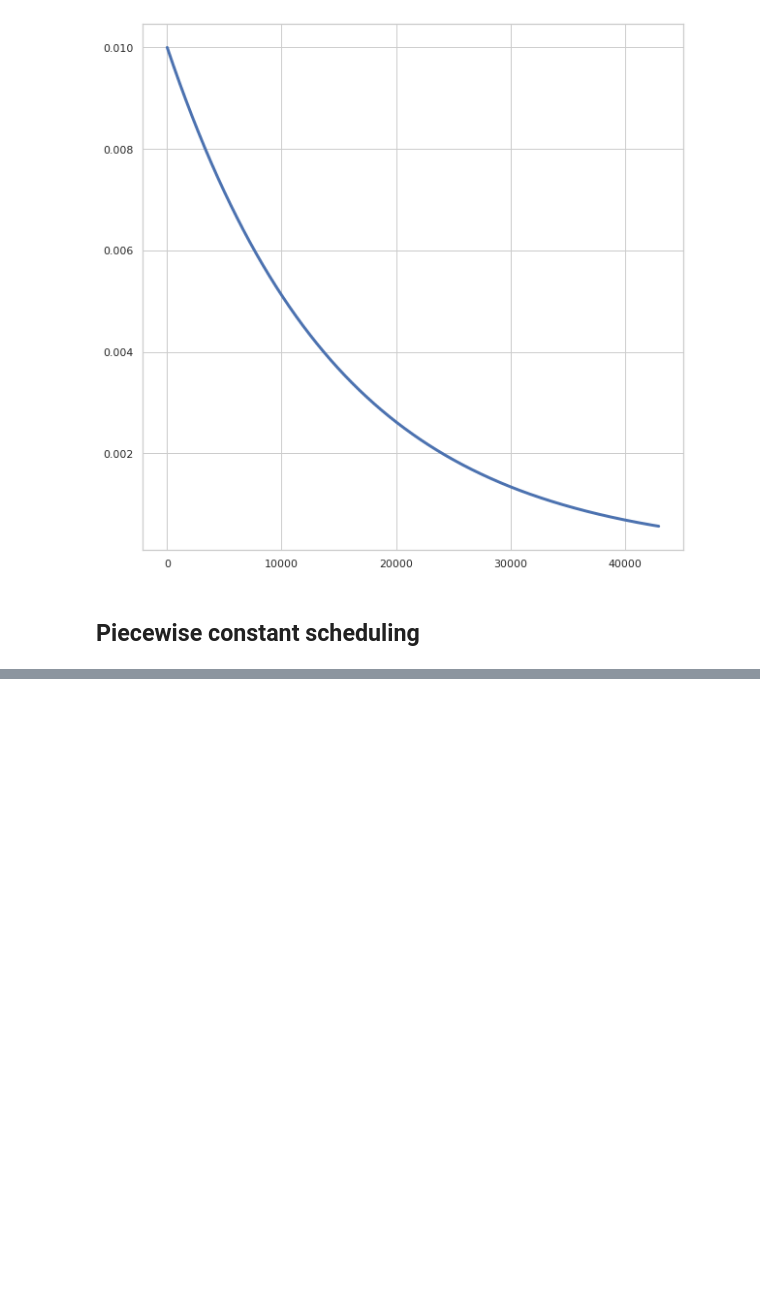
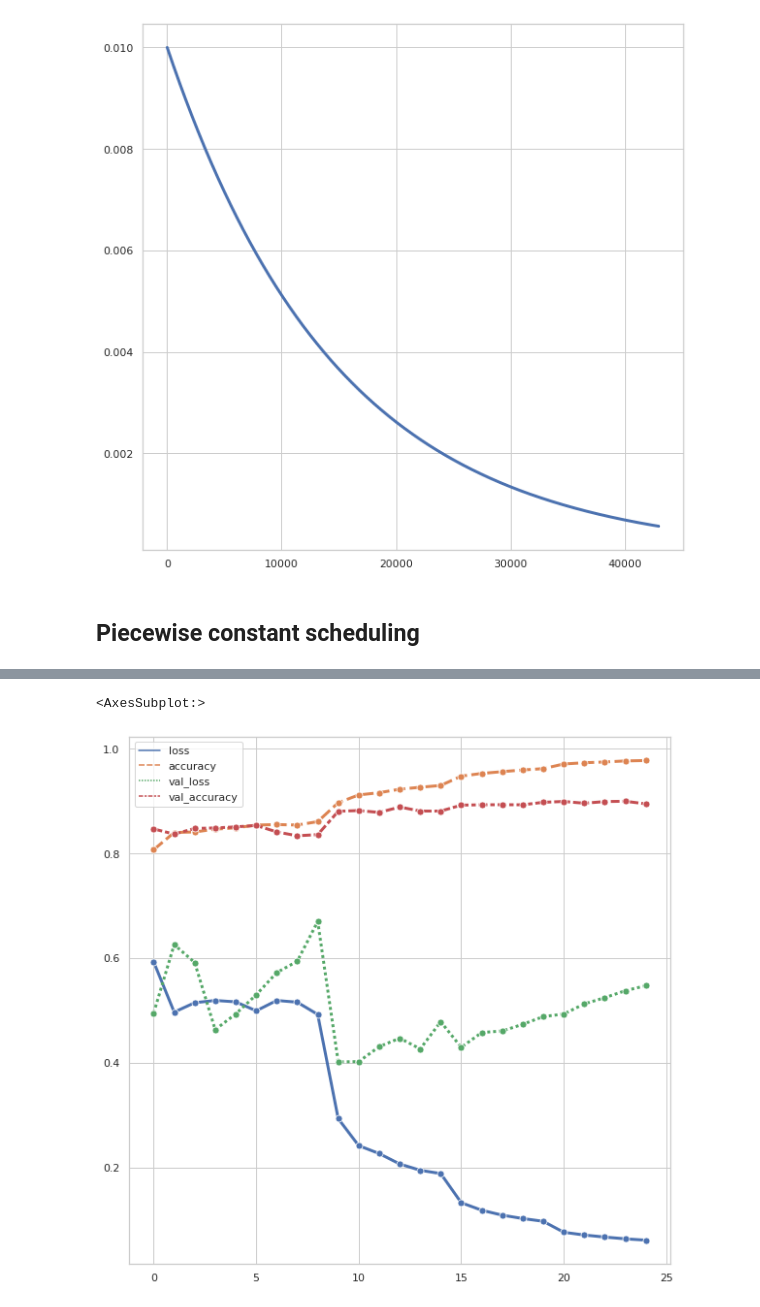
Before and after one commit to Gokul-S-Kumar/Hands-on-ML, a Jupyter notebook: Chapter 11 Training Deep NN/Learning rate scheduling.ipynb, the cells around one changed output, grey strips where cells are left out. Drawn from its saved outputs; the diff is of its cells as text; code cells hidden in the pictures; blank space fills up the shorter version.

```diff
--- a/Chapter 11 Training Deep NN/Learning rate scheduling.ipynb
+++ b/Chapter 11 Training Deep NN/Learning rate scheduling.ipynb
@@ -275,0 +393,6 @@ sns.lineplot(x = steps, y = lr(steps, 0.01), linewidth = 3)
+# %%
+model.compile(loss = keras.losses.sparse_categorical_crossentropy, optimizer = keras.optimizers.SGD(lr = 0.02, momentum = 0.9), metrics = ['accuracy'])
+# %%
+lr_callback = keras.callbacks.ReduceLROnPlateau(factor = 0.5, patience = 5)
+# %%
+history = model.fit(x_train_scaled, y_train, epochs = 25, validation_data = (x_valid_scaled, y_valid), callbacks = [lr_callback])
@@ -275,0 +417,2 @@ sns.lineplot(x = steps, y = lr(steps, 0.01), linewidth = 3)
+# %%
+df_metrics = pd.DataFrame(history.history)
@@ -275,0 +428,6 @@ sns.lineplot(x = steps, y = lr(steps, 0.01), linewidth = 3)
+# %%
+plt.figure(figsize = (10, 10))
+sns.lineplot(data = df_metrics.drop(columns = 'lr'), linewidth = 3, marker = 'o', markersize = 7)
+# %% [output]
+<AxesSubplot:>
+[figure, added]
```
Also changed, not shown: parts of 68 cells of this notebook.
